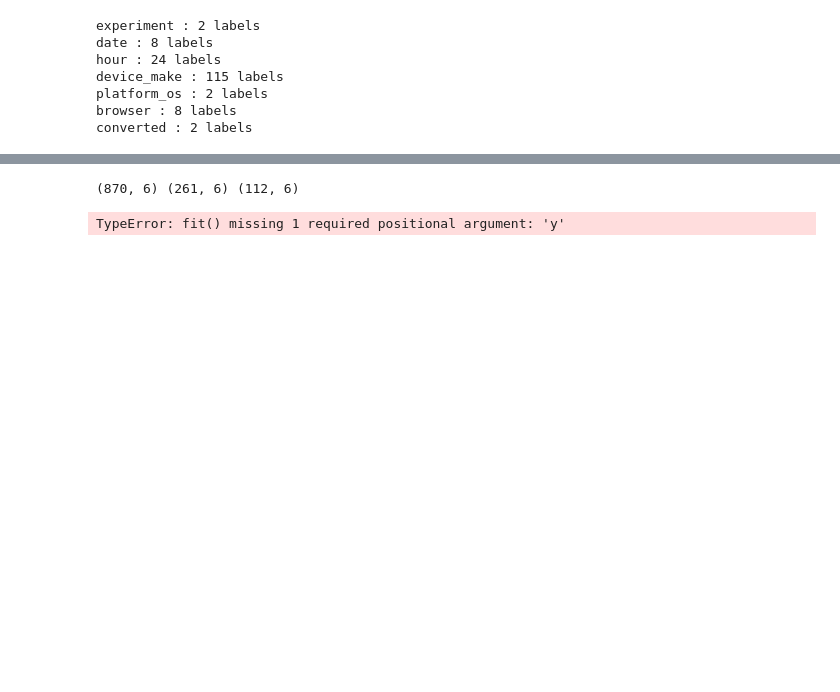
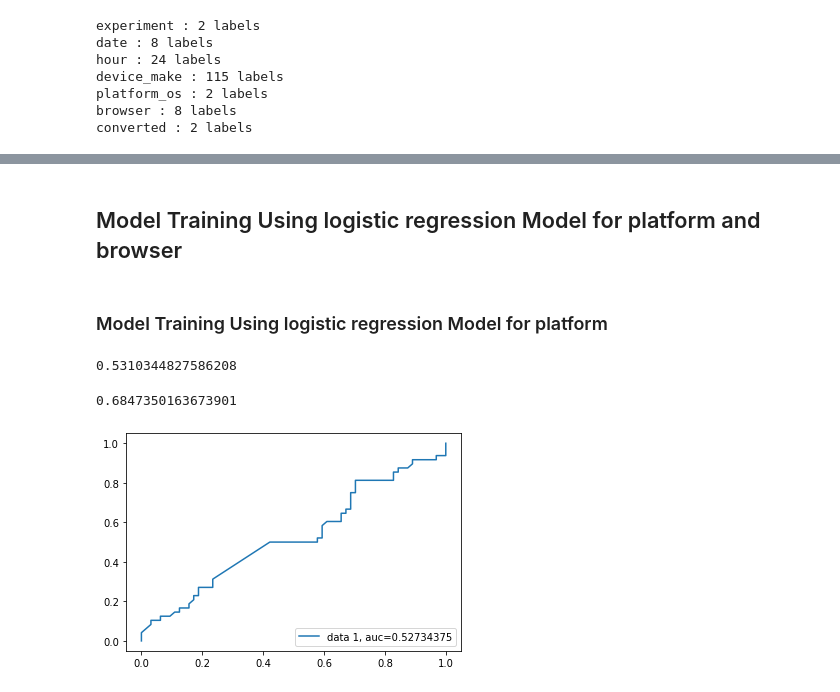
Before and after one commit to eyerus21/ab-test-mlops, a Jupyter notebook: notebook/ML.ipynb, the cells around one changed output, grey strips where cells are left out. Cells and saved outputs as stored; diff of their text form; code cells hidden in the pictures; blank space fills up the shorter version.

```diff
--- a/notebook/ML.ipynb
+++ b/notebook/ML.ipynb
@@ -104,11 +131,11 @@ corr_p= sns.heatmap(df[top_corr_features].corr(), annot= True)
 # %%
-train_size=0.7
+def split(df):
+    train_size=0.7
 
-train,test= train_test_split(df,train_size=0.7)
+    train,test= train_test_split(df,train_size=0.7)
 
 
-test_size=0.3
+    test_size=0.3
 
-test, valid = train_test_split(test,test_size=0.3 )
-
-print(train.shape,test.shape,valid.shape)
+    test, valid = train_test_split(test,test_size=0.3 )
+    return train,test,valid
@@ -125,9 +174,5 @@ print(train_x.shape,test_x.shape,val_x.shape)
-# %%
-#spliting data in to train validation and test set excluding browser coloumn
-train_y=train.drop(['browser'], axis=1)
-test_y=test.drop(['browser'], axis=1)
-val_y=valid.drop(['browser'],axis=1)
-print(train_y.shape,test_y.shape,val_y.shape)
-# %% [output]
-(870, 6) (261, 6) (112, 6)
+# %% [markdown]
+## Model Training Using logistic regression Model for platform and browser
+# %% [markdown]
+###  Model Training Using logistic regression Model for platform
 # %%
@@ -138,12 +181,31 @@ import xgboost as xgb
 # %%
-#import cross_validation library
-from sklearn.model_selection import KFold
-from sklearn.model_selection import cross_val_score
-k_fold = KFold(n_splits=5)
+
+#train logistic regression model
+log_model = LogisticRegression()
+log_model.fit(train_xx,train_xy)
+#calculate average accuracy score
+print(cross_val_score(log_model, train_xx, train_xy,cv=k_fold, scoring= 'accuracy').mean())
+# %% [output]
+0.5310344827586208
 # %%
-#train logistic regression model
-log_model = LogisticRegression()
-log_model.fit(train_x)
-print(cross_val_score(log_model, x_train,cv=k_fold))
+#import log_loss
+from sklearn.metrics import log_loss
+model = log_model
+# predict probabilities
+probs = model.predict_proba(val_xx)
+# keep the predictions for class 1 only
+probs = probs[:, 1]
+# calculate log loss using validation data
+loss = log_loss(val_xy, probs)
+loss
 # %% [output]
-TypeError: fit() missing 1 required positional argument: 'y'
+0.6847350163673901
+# %%
+y_pred_proba = log_model.predict_proba(val_xx)[::,1]
+fpr, tpr, _ = metrics.roc_curve(val_xy,  y_pred_proba)
+auc = metrics.roc_auc_score(val_xy, y_pred_proba)
+plt.plot(fpr,tpr,label="data 1, auc="+str(auc))
+plt.legend(loc=4)
+plt.show()
+# %% [output]
+[figure, added]
```
Also changed, not shown: parts of 39 cells of this notebook.
